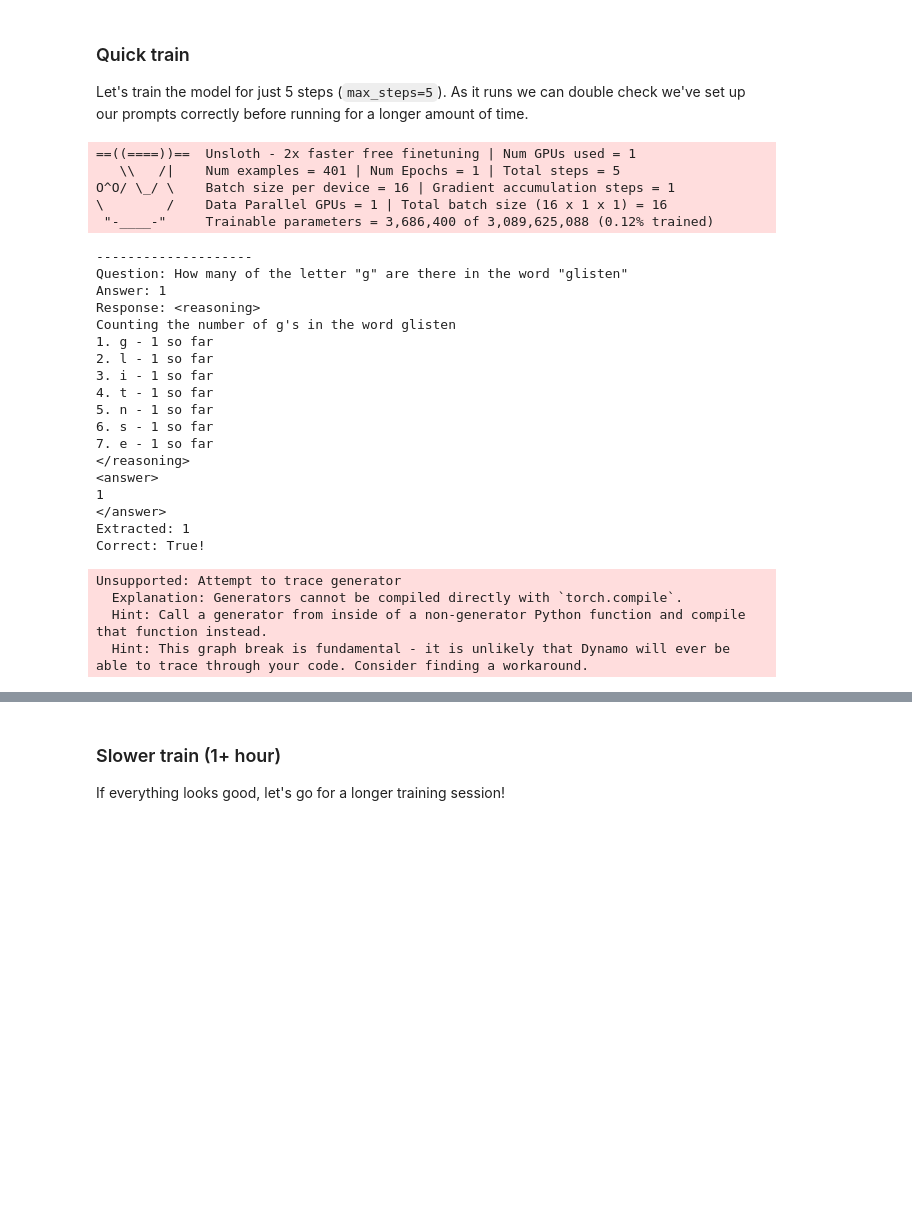
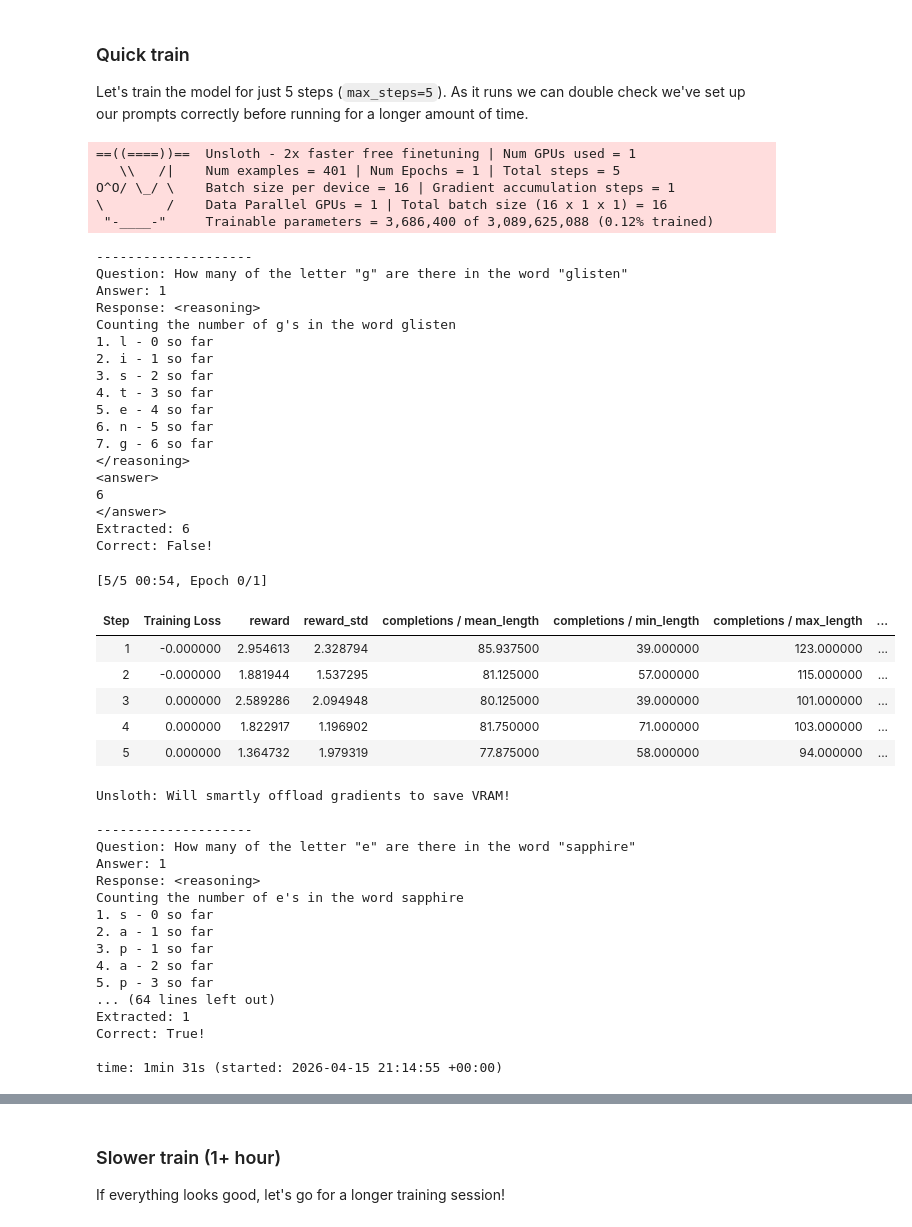
Before and after one commit to bobbynations/udacity, a Jupyter notebook: Generative AI Fundamentals/gen_ai_fundamentals_project_starter.ipynb, the cells around one changed output, grey strips where cells are left out. Saved outputs shown, nothing was run; the diff lists cells and outputs as text; code cells hidden in the pictures; blank space fills up the shorter version.

```diff
--- a/Generative AI Fundamentals/gen_ai_fundamentals_project_starter.ipynb
+++ b/Generative AI Fundamentals/gen_ai_fundamentals_project_starter.ipynb
@@ -1101,49 +1151,69 @@ from trl import GRPOConfig, GRPOTrainer
 
 # Short train to check on reward functions
 training_args = GRPOConfig(
     **COMMON_GRPO_TRAINING_PARAMS,
     # We'll just run for a modest 5 steps to make sure everything works and to
     # estimate the amount of time it will take to run the full training.
     max_steps=5,
-    torch_compile=False,
+    # torch_compile=False,
 )
-model.config.use_cache = False
+# model.config.use_cache = False
 trainer = GRPOTrainer(
     model=model,
     processing_class=tokenizer,
     reward_funcs=REWARD_FUNCS,
     args=training_args,
     train_dataset=ds,
 )
 trainer_res = trainer.train()
 # %% [output]
 ==((====))==  Unsloth - 2x faster free finetuning | Num GPUs used = 1
    \\   /|    Num examples = 401 | Num Epochs = 1 | Total steps = 5
 O^O/ \_/ \    Batch size per device = 16 | Gradient accumulation steps = 1
 \        /    Data Parallel GPUs = 1 | Total batch size (16 x 1 x 1) = 16
  "-____-"     Trainable parameters = 3,686,400 of 3,089,625,088 (0.12% trained)
 --------------------
 Question: How many of the letter "g" are there in the word "glisten"
 Answer: 1
 Response: <reasoning>
 Counting the number of g's in the word glisten
-1. g - 1 so far
-2. l - 1 so far
-3. i - 1 so far
-4. t - 1 so far
-5. n - 1 so far
-6. s - 1 so far
-7. e - 1 so far
+1. l - 0 so far
+2. i - 1 so far
+3. s - 2 so far
+4. t - 3 so far
+5. e - 4 so far
+6. n - 5 so far
+7. g - 6 so far
 </reasoning>
 <answer>
-1
+6
 </answer>
-Extracted: 1
-Correct: True!
+Extracted: 6
+Correct: False!
-Unsupported: Attempt to trace generator
-  Explanation: Generators cannot be compiled directly with `torch.compile`.
-  Hint: Call a generator from inside of a non-generator Python function and compile that function instead.
-  Hint: This graph break is fundamental - it is unlikely that Dynamo will ever be able to trace through your code. Consider finding a workaround.
+[5/5 00:54, Epoch 0/1]
+| Step | Training Loss | reward | reward_std | completions / mean_length | completions / min_length | completions / max_length | ... |
+| 1 | -0.000000 | 2.954613 | 2.328794 | 85.937500 | 39.000000 | 123.000000 | ... |
+| 2 | -0.000000 | 1.881944 | 1.537295 | 81.125000 | 57.000000 | 115.000000 | ... |
+| 3 | 0.000000 | 2.589286 | 2.094948 | 80.125000 | 39.000000 | 101.000000 | ... |
+| 4 | 0.000000 | 1.822917 | 1.196902 | 81.750000 | 71.000000 | 103.000000 | ... |
+| 5 | 0.000000 | 1.364732 | 1.979319 | 77.875000 | 58.000000 | 94.000000 | ... |
+Unsloth: Will smartly offload gradients to save VRAM!
+
+--------------------
+Question: How many of the letter "e" are there in the word "sapphire"
+Answer: 1
+Response: <reasoning>
+Counting the number of e's in the word sapphire
+1. s - 0 so far
+2. a - 1 so far
+3. p - 1 so far
+4. a - 2 so far
+5. p - 3 so far
+... (64 lines left out)
+Extracted: 1
+Correct: True!
+
+time: 1min 31s (started: 2026-04-15 21:14:55 +00:00)
 # %%
 # Show the total (sum) of the rewards as well as the correct_answer_reward_func (means with in the batch)
 # No changes needed in this cell
```
Also changed, not shown: parts of 24 cells of this notebook.
